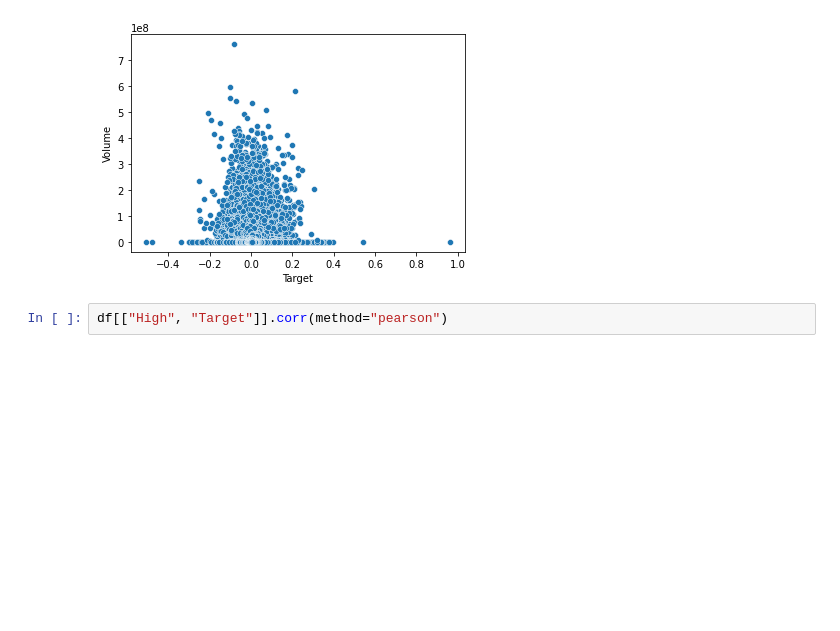
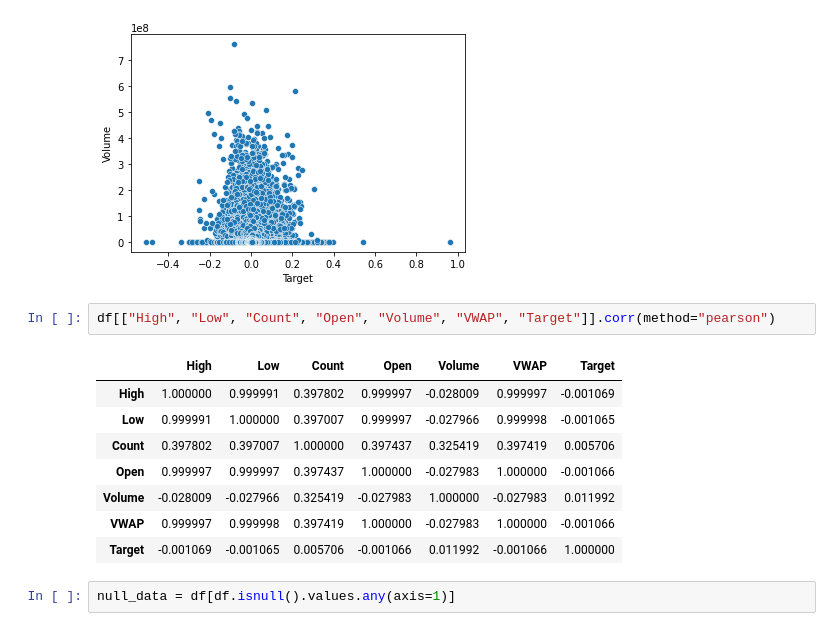
Before and after one commit to Robinborg/data_science, a Jupyter notebook: g_research_crypto_forecasting/g_research.ipynb, the cells around one changed output. Cells and saved outputs as stored; diff of their text form; blank space fills up the shorter version.

```diff
--- a/g_research_crypto_forecasting/g_research.ipynb
+++ b/g_research_crypto_forecasting/g_research.ipynb
@@ -87,4 +87,15 @@ sns.scatterplot(x = "Target", y = "Volume", data=df)
 <AxesSubplot:xlabel='Target', ylabel='Volume'>
 [figure]
 # %%
-df[["High", "Target"]].corr(method="pearson")
+df[["High", "Low", "Count", "Open", "Volume", "VWAP", "Target"]].corr(method="pearson")
+# %% [output]
+|  | High | Low | Count | Open | Volume | VWAP | Target |
+| High | 1.000000 | 0.999991 | 0.397802 | 0.999997 | -0.028009 | 0.999997 | -0.001069 |
+| Low | 0.999991 | 1.000000 | 0.397007 | 0.999997 | -0.027966 | 0.999998 | -0.001065 |
+| Count | 0.397802 | 0.397007 | 1.000000 | 0.397437 | 0.325419 | 0.397419 | 0.005706 |
+| Open | 0.999997 | 0.999997 | 0.397437 | 1.000000 | -0.027983 | 1.000000 | -0.001066 |
+| Volume | -0.028009 | -0.027966 | 0.325419 | -0.027983 | 1.000000 | -0.027983 | 0.011992 |
+| VWAP | 0.999997 | 0.999998 | 0.397419 | 1.000000 | -0.027983 | 1.000000 | -0.001066 |
+| Target | -0.001069 | -0.001065 | 0.005706 | -0.001066 | 0.011992 | -0.001066 | 1.000000 |
+# %%
+null_data = df[df.isnull().values.any(axis=1)]
```
Also changed, not shown: parts of 1 cell of this notebook.
